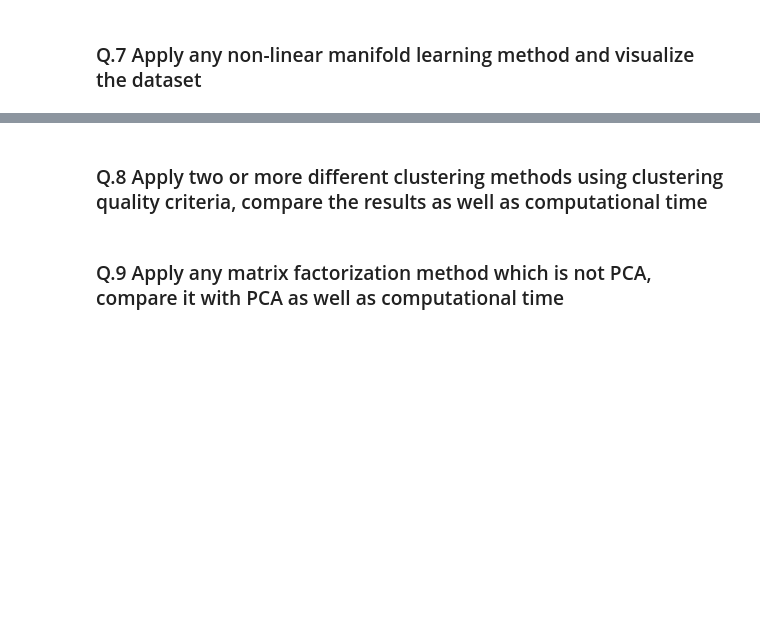
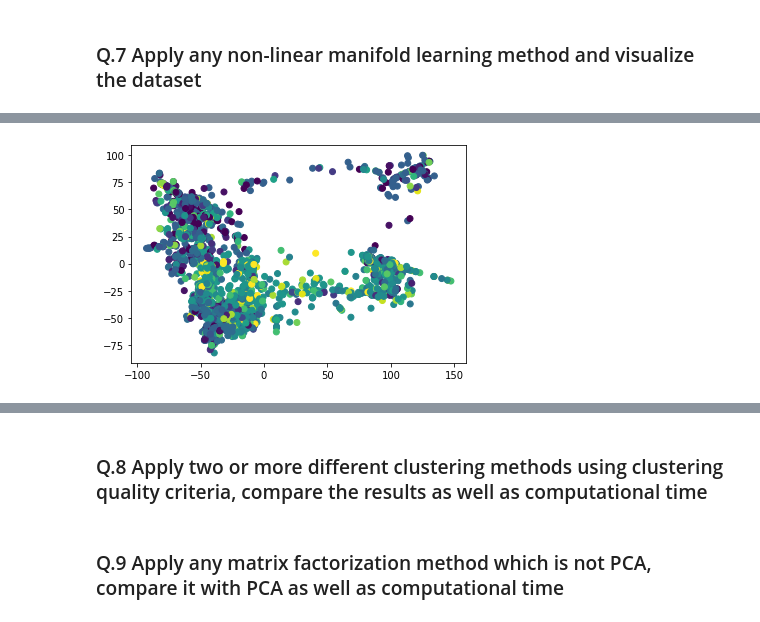
Before and after one commit to MarinaChau/IASD_classes, a Jupyter notebook: Part_2_Single_cell_dataset.ipynb, the cells around one changed output, grey strips where cells are left out. Cells and saved outputs as stored; diff of their text form; code cells hidden in the pictures; blank space fills up the shorter version.

```diff
--- a/Part_2_Single_cell_dataset.ipynb
+++ b/Part_2_Single_cell_dataset.ipynb
@@ -427,0 +452,5 @@ plt.show()
+# %%
+from sklearn.manifold import Isomap
+
+embedding = Isomap(n_components=2) #resulting data has 2 dimensions, 'components'
+X_transformed = embedding.fit_transform(standardized_dataset) #fit model and transform
@@ -427,0 +473,4 @@ plt.show()
+# %%
+plt.scatter(X_transformed[:, 0], X_transformed[:, 1], c=cell_label_encoded)
+# %% [output]
+[figure, added]
```
Also changed, not shown: parts of 16 cells of this notebook.
